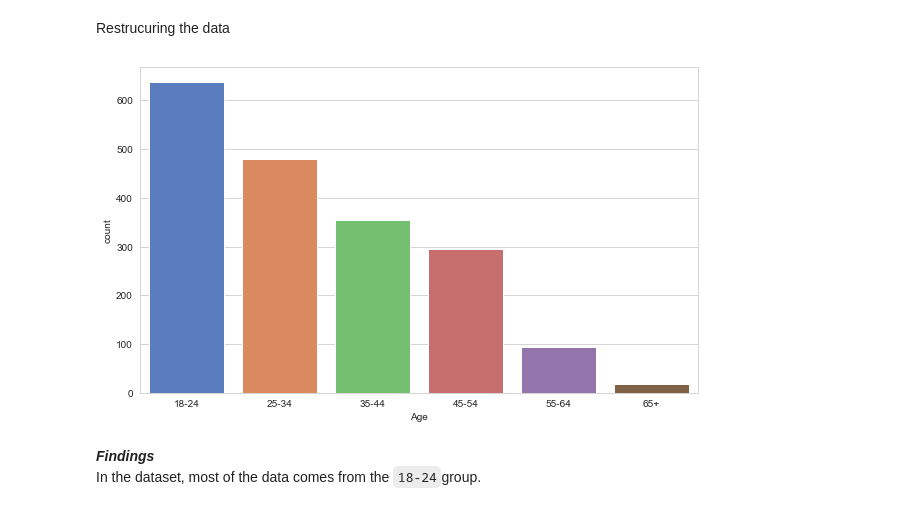
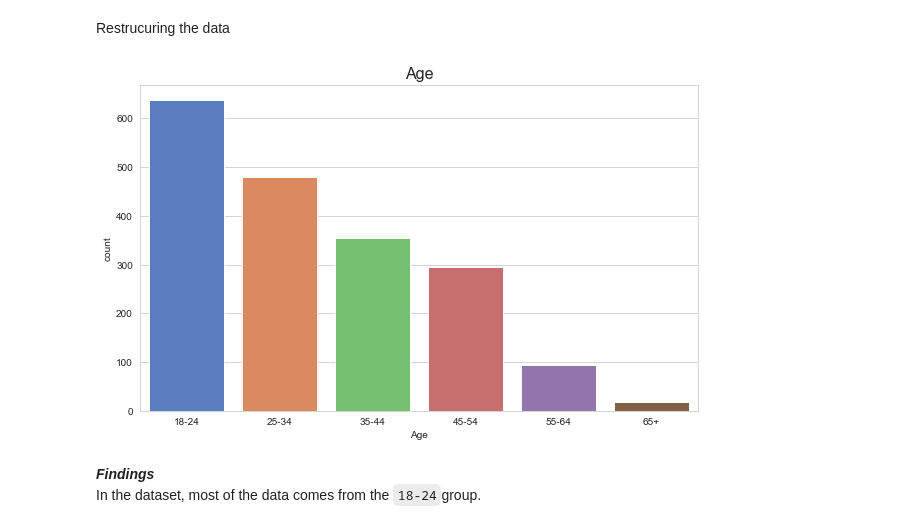
Before and after one commit to Sipa91/Personality-and-Drug-use, a Jupyter notebook: Final_EDA_0411.ipynb, the cells around one changed output. Drawn from its saved outputs; the diff is of its cells as text; code cells hidden in the pictures.

````diff
--- a/Final_EDA_0411.ipynb
+++ b/Final_EDA_0411.ipynb
@@ -455,9 +455,10 @@ age = ['18-24' if a <= -0.9 else
 drugs["Age"] = age
 # %%
 plt.figure(figsize=(10,6))
+plt.title("Age", fontsize=16);
 sns.countplot(x='Age', data=drugs.sort_values("Age"));
 # %% [output]
-[figure, old version]
+[figure, new version]
 # %% [markdown]
 ***Findings***<br/> In the dataset, most of the data comes from the ```18-24```group.
 # %% [markdown]
````
Also changed, not shown: parts of 7 cells of this notebook.
